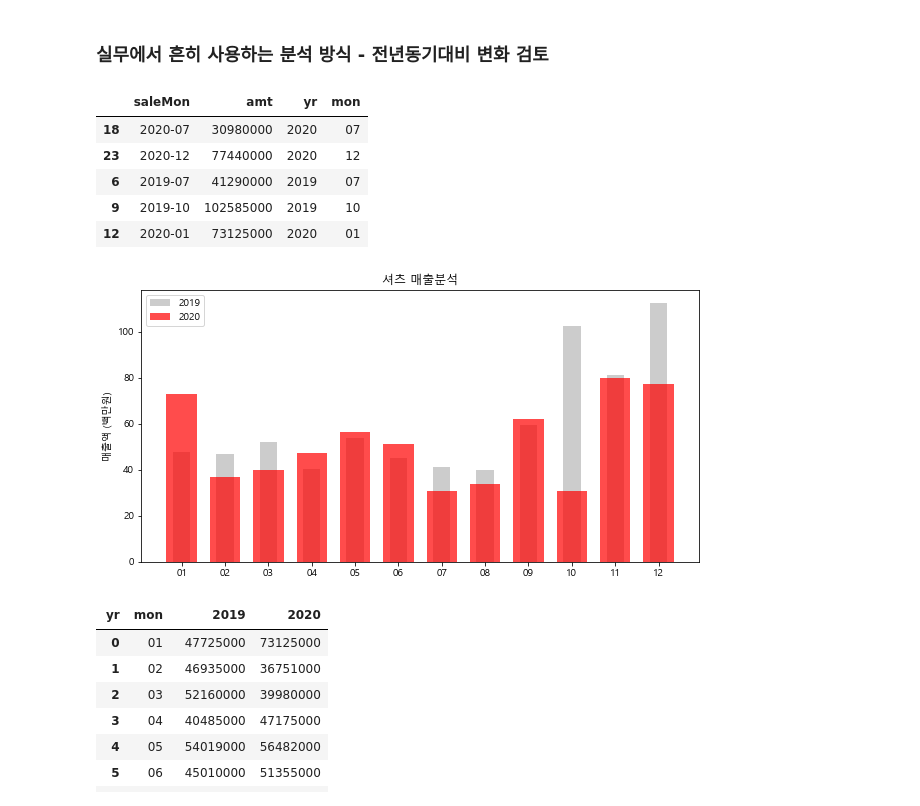
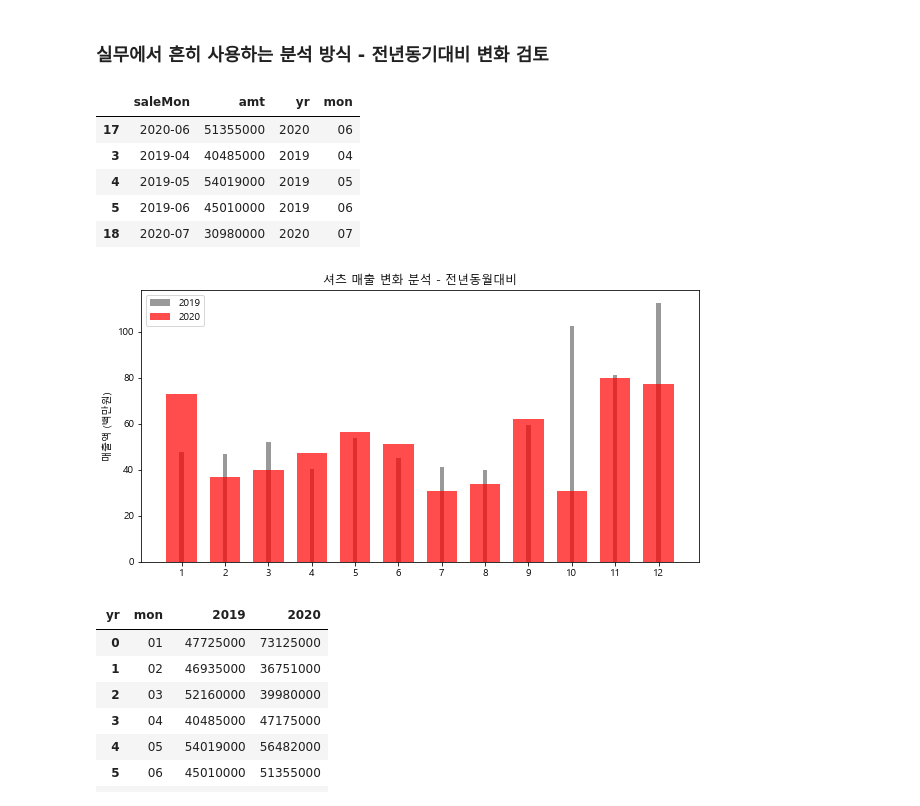
Before and after one commit to stillxyxon/fashionRetailAnalysis2022, a Jupyter notebook: M5A_salesForecast_regression.ipynb, the cells around one changed output. Drawn from its saved outputs; the diff is of its cells as text; code cells hidden in the pictures.

```diff
--- a/M5A_salesForecast_regression.ipynb
+++ b/M5A_salesForecast_regression.ipynb
@@ -201,38 +201,41 @@ plt.show()
 # %%
 # 위에서 생성한 셔츠 월별 매출 집계를 활용
 sales02b1 = sales01b[['saleMon', 'amt']].groupby('saleMon').sum().reset_index()
 
 # 연도를 구별하는 컬럼 추가
 sales02b1['yr'] = np.sort(np.repeat([2019,2020], 12))
 
 # 월을 구별하는 컬럼 추가
 sales02b1['mon'] = sales02b1.saleMon.str.slice(5,7)
 display(sales02b1.sample(5))
 
 # 1차년도 테이블 분리
 # reset_index(drop=True) 인덱스를 0부터 새로 부여
 tmpShirtSaless1 = sales02b1.head(12).reset_index(drop=True)
 # 2차년도 테이블 분리
 tmpShirtSaless2 = sales02b1.tail(12).reset_index(drop=True)
 
 plt.figure(figsize=(10,5))
-plt.bar(tmpShirtSaless1.mon, tmpShirtSaless1.amt/1e+6, alpha=0.4, width=0.4, color='grey')
-plt.bar(tmpShirtSaless2.mon, tmpShirtSaless2.amt/1e+6, alpha=0.7, width=0.7, color='red')
+# label을 겹쳐질 챠트 각각에 명확하게 지정
+plt.bar(tmpShirtSaless1.mon.astype(int).astype(str), tmpShirtSaless1.amt/1e+6, alpha=0.8, width=0.1, color='grey', label='2019')
+plt.bar(tmpShirtSaless2.mon.astype(int).astype(str), tmpShirtSaless2.amt/1e+6, alpha=0.7, width=0.7, color='red', label='2020')
 plt.ylabel('매출액 (백만원)')
 
-# 월만 표시하므로 xticks 회전 불필요
+# 월만 표시하므로 xticks 회전 불필요 -- 길지 않기 때문
 # plt.xticks(rotation=90)
-plt.title('셔츠 매출분석')
-plt.legend([2019,2020])
+plt.title('셔츠 매출 변화 분석 - 전년동월대비')
+
+# 레전드 범례 표시는 이미 지정된 각 챠트의 label을 사용
+plt.legend()
 plt.show()
 # %% [output]
 |  | saleMon | amt | yr | mon |
+| 17 | 2020-06 | 51355000 | 2020 | 06 |
+| 3 | 2019-04 | 40485000 | 2019 | 04 |
+| 4 | 2019-05 | 54019000 | 2019 | 05 |
+| 5 | 2019-06 | 45010000 | 2019 | 06 |
 | 18 | 2020-07 | 30980000 | 2020 | 07 |
-| 23 | 2020-12 | 77440000 | 2020 | 12 |
-| 6 | 2019-07 | 41290000 | 2019 | 07 |
-| 9 | 2019-10 | 102585000 | 2019 | 10 |
-| 12 | 2020-01 | 73125000 | 2020 | 01 |
-[figure, old version]
+[figure, new version]
 # %%
 # 피보팅으로 처음부터 연도별 월의 두 개 컬럼으로 생성
 
```
Also changed, not shown: parts of 61 cells of this notebook, 1 other file.
